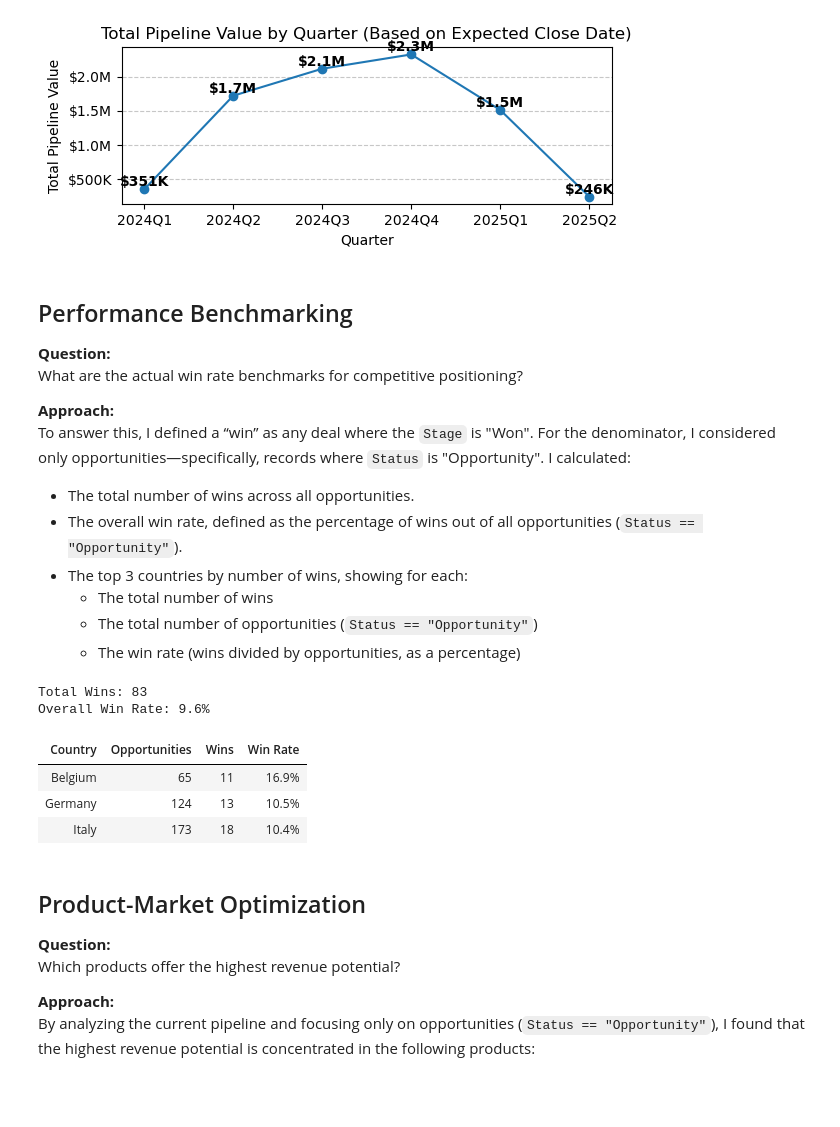
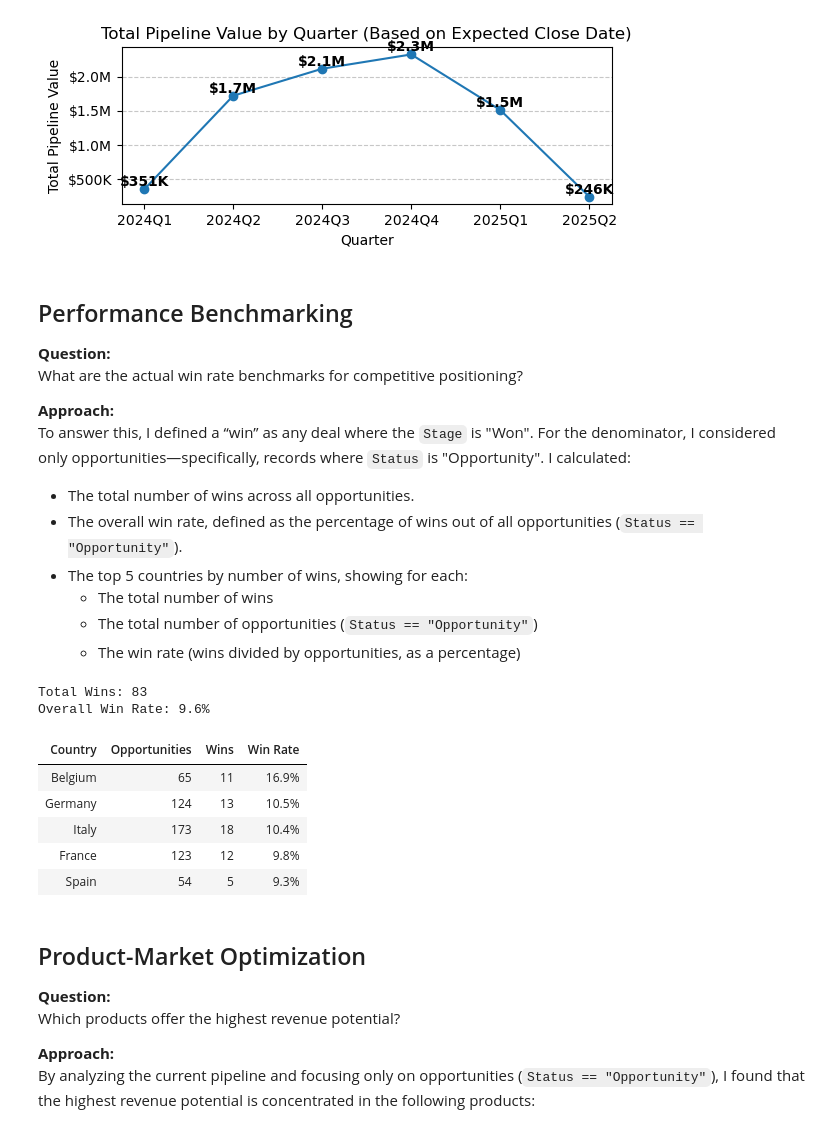
Before and after one commit to FarooqSyed0/CRM_Sales_Pipeline, a Jupyter notebook: src/impact_questions.ipynb, the cells around one changed output. Drawn from its saved outputs; the diff is of its cells as text; code cells hidden in the pictures; blank space fills up the shorter version.

```diff
--- a/src/impact_questions.ipynb
+++ b/src/impact_questions.ipynb
@@ -142,7 +142,7 @@ What are the actual win rate benchmarks for competitive positioning?
 To answer this, I defined a “win” as any deal where the `Stage` is "Won". For the denominator, I considered only opportunities—specifically, records where `Status` is "Opportunity". I calculated:
 - The total number of wins across all opportunities.
 - The overall win rate, defined as the percentage of wins out of all opportunities (`Status == "Opportunity"`).
-- The top 3 countries by number of wins, showing for each:
+- The top 5 countries by number of wins, showing for each:
   - The total number of wins
   - The total number of opportunities (`Status == "Opportunity"`)
   - The win rate (wins divided by opportunities, as a percentage)
@@ -173,34 +173,36 @@ country_wins.columns = ['Country', 'Wins']
 # Number of opportunities per country
 country_opps = opps_df['Country'].value_counts().reset_index()
 country_opps.columns = ['Country', 'Opportunities']
 
 # Merge and calculate win rate per country
 country_stats = pd.merge(country_wins, country_opps, on='Country')
 country_stats['Win Rate'] = (country_stats['Wins'] / country_stats['Opportunities']) * 100
 country_stats['Win Rate'] = country_stats['Win Rate'].map('{:.1f}%'.format)
 
 # Reorder columns: Country, Opportunities, Wins, Win Rate
 country_stats = country_stats[['Country', 'Opportunities', 'Wins', 'Win Rate']]
 
 # Sort by win rate descending (need numeric sort, so recalculate)
 country_stats['Win Rate (num)'] = (country_stats['Wins'] / country_stats['Opportunities']) * 100
-country_stats = country_stats.sort_values('Win Rate (num)', ascending=False).head(3).reset_index(drop=True)
+country_stats = country_stats.sort_values('Win Rate (num)', ascending=False).head(5).reset_index(drop=True)
 country_stats = country_stats.drop(columns=['Win Rate (num)'])
 
 # Center all columns and remove index
 styles = [
     {'selector': 'th', 'props': [('text-align', 'center')]},
     {'selector': 'td', 'props': [('text-align', 'center')]}
 ]
 
 display(HTML(country_stats.style.set_table_styles(styles).hide(axis='index').to_html()))
 # %% [output]
 Total Wins: 83
 Overall Win Rate: 9.6%
 | Country | Opportunities | Wins | Win Rate |
 | Belgium | 65 | 11 | 16.9% |
 | Germany | 124 | 13 | 10.5% |
 | Italy | 173 | 18 | 10.4% |
+| France | 123 | 12 | 9.8% |
+| Spain | 54 | 5 | 9.3% |
 # %% [markdown]
 ## Product-Market Optimization
 
```
Also changed, not shown: parts of 1 cell of this notebook.
